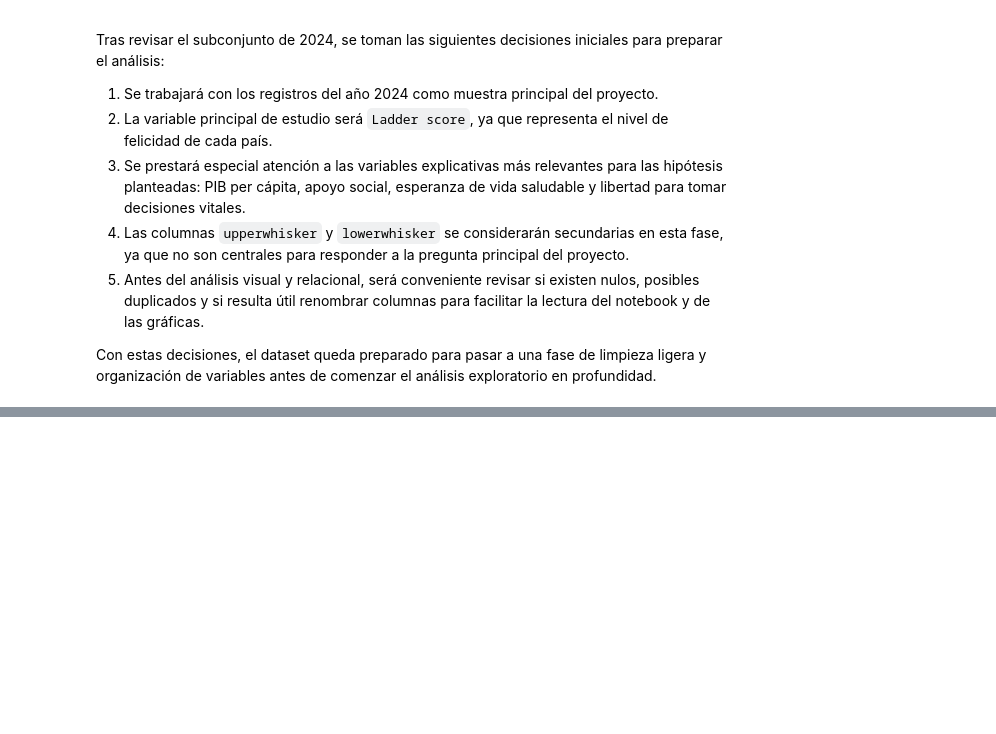
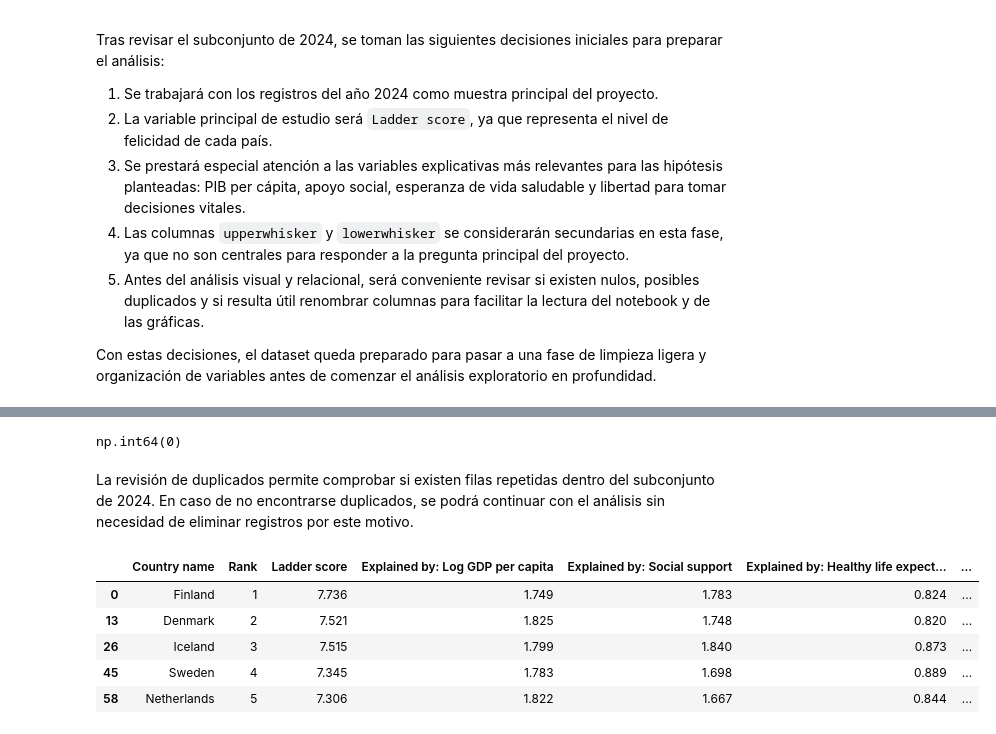
Before and after one commit to josemarin-create/eda-happiness-2024, a Jupyter notebook: notebooks/eda_happiness.ipynb, the cells around one changed output, grey strips where cells are left out. Drawn from its saved outputs; the diff is of its cells as text; code cells hidden in the pictures; blank space fills up the shorter version.

```diff
--- a/notebooks/eda_happiness.ipynb
+++ b/notebooks/eda_happiness.ipynb
@@ -248,0 +255,29 @@ Con estas decisiones, el dataset queda preparado para pasar a una fase de limpie
+# %%
+df_2024.duplicated().sum()
+# %% [output]
+np.int64(0)
+# %% [markdown]
+La revisión de duplicados permite comprobar si existen filas repetidas dentro del subconjunto de 2024. En caso de no encontrarse duplicados, se podrá continuar con el análisis sin necesidad de eliminar registros por este motivo.
+# %%
+relevant_columns = [
+    'Country name',
+    'Rank',
+    'Ladder score',
+    'Explained by: Log GDP per capita',
+    'Explained by: Social support',
+    'Explained by: Healthy life expectancy',
+    'Explained by: Freedom to make life choices',
+    'Explained by: Generosity',
+    'Explained by: Perceptions of corruption'
+]
+
+df_selected = df_2024[relevant_columns].copy()
+
+df_selected.head()
+# %% [output]
+|  | Country name | Rank | Ladder score | Explained by: Log GDP per capita | Explained by: Social support | Explained by: Healthy life expect... | ... |
+| 0 | Finland | 1 | 7.736 | 1.749 | 1.783 | 0.824 | ... |
+| 13 | Denmark | 2 | 7.521 | 1.825 | 1.748 | 0.820 | ... |
+| 26 | Iceland | 3 | 7.515 | 1.799 | 1.840 | 0.873 | ... |
+| 45 | Sweden | 4 | 7.345 | 1.783 | 1.698 | 0.889 | ... |
+| 58 | Netherlands | 5 | 7.306 | 1.822 | 1.667 | 0.844 | ... |
```
Also changed, not shown: parts of 7 cells of this notebook.
